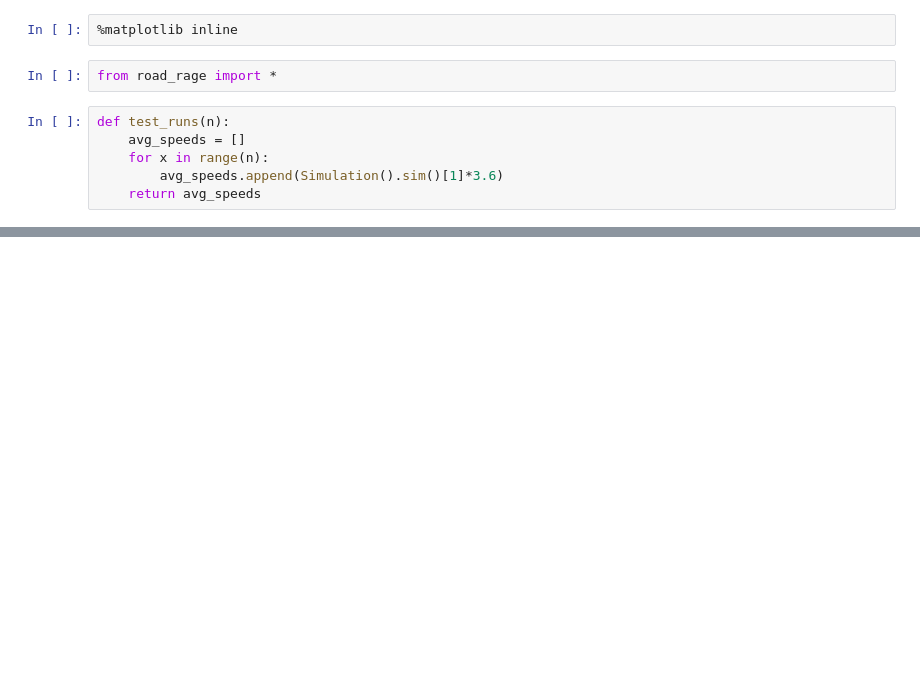
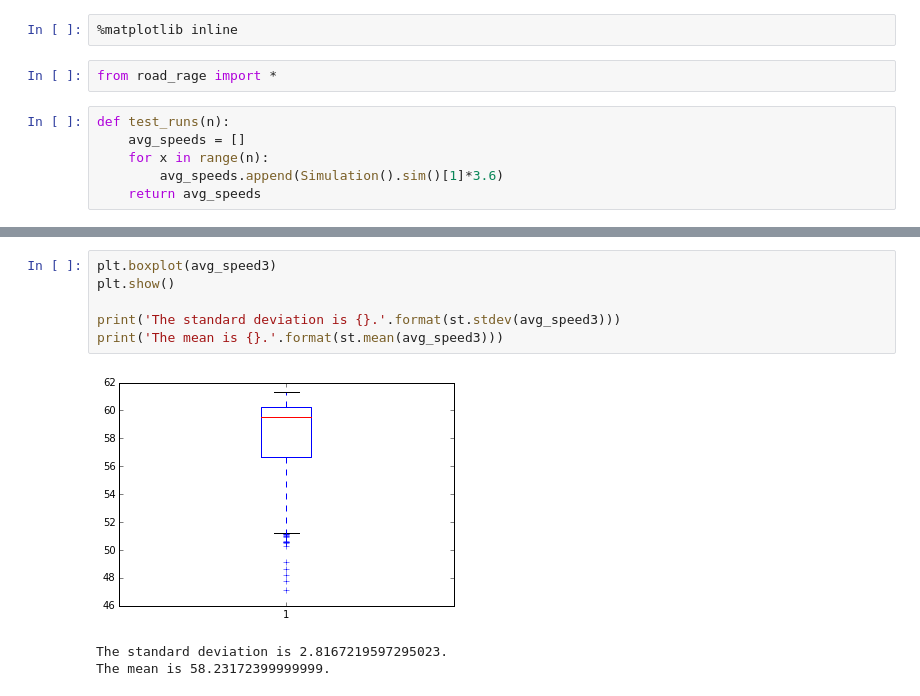
Before and after one commit to TylerKotkin/road-rage, a Jupyter notebook: road-rage.ipynb, the cells around one changed output, grey strips where cells are left out. Saved outputs shown, nothing was run; the diff lists cells and outputs as text; blank space fills up the shorter version.

```diff
--- a/road-rage.ipynb
+++ b/road-rage.ipynb
@@ -47,0 +94,10 @@ Running the above simulation 10,000 time returned a mean speed of 53 km/h. By ad
+# %%
+plt.boxplot(avg_speed3)
+plt.show()
+
+print('The standard deviation is {}.'.format(st.stdev(avg_speed3)))
+print('The mean is {}.'.format(st.mean(avg_speed3)))
+# %% [output]
+[figure, added]
+The standard deviation is 2.8167219597295023.
+The mean is 58.23172399999999.
```
Also changed, not shown: parts of 19 cells of this notebook.
